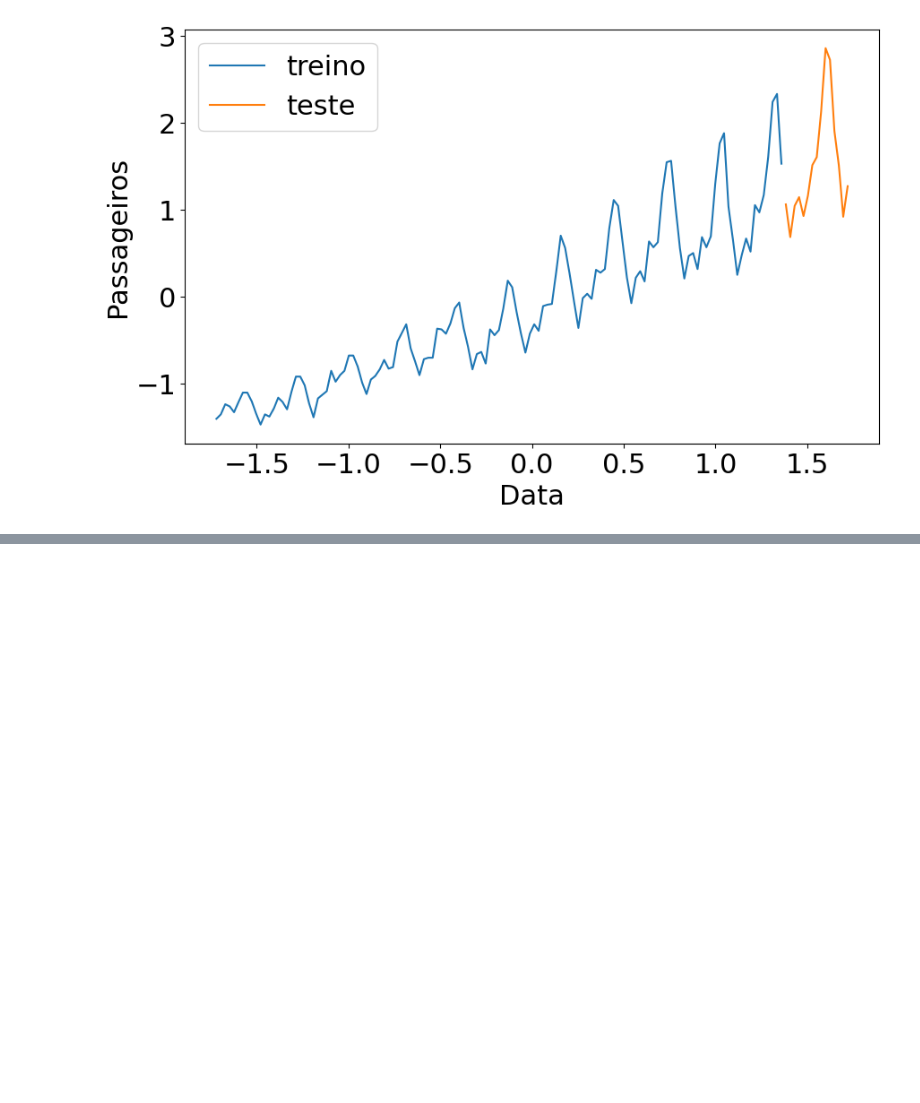
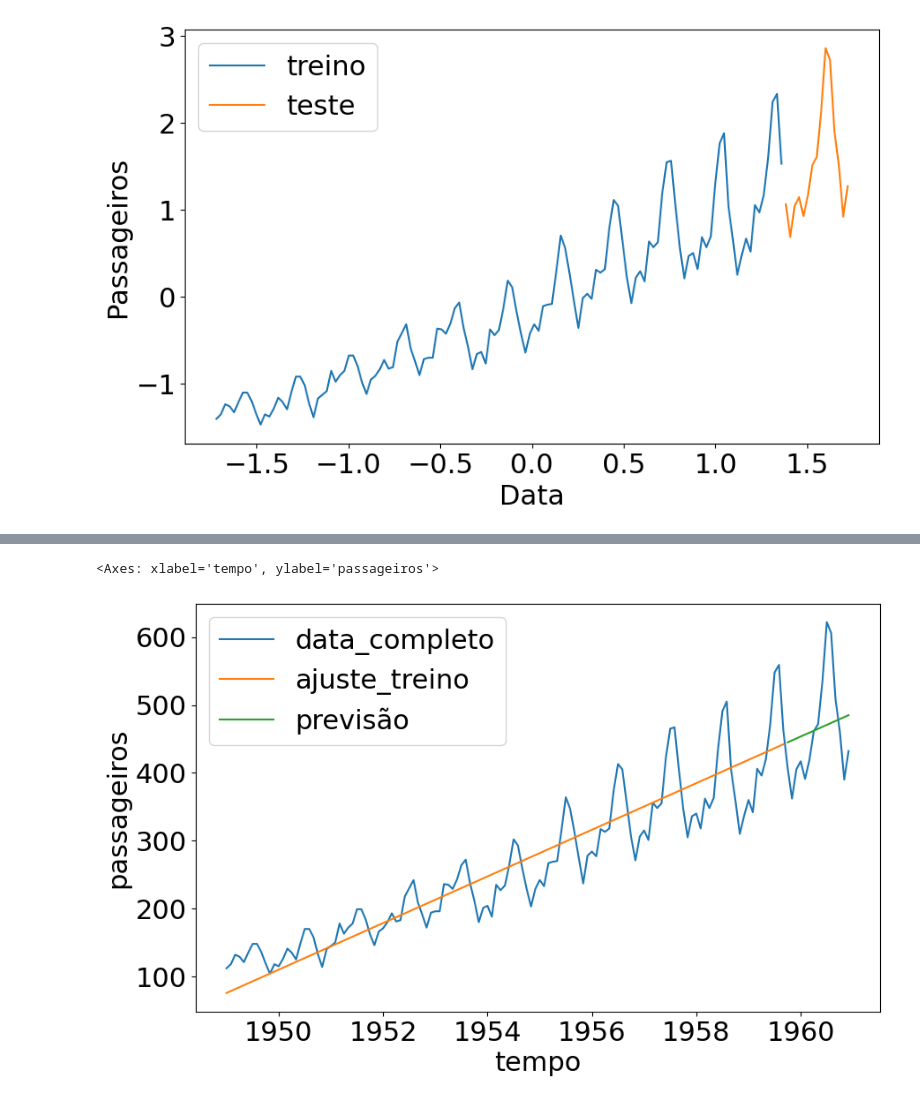
Before and after one commit to mateusopaiva/deep-learning-previsao-keras, a Jupyter notebook: Deep_Learning_previsão_com_Keras.ipynb, the cells around one changed output, grey strips where cells are left out. Drawn from its saved outputs; the diff is of its cells as text; code cells hidden in the pictures; blank space fills up the shorter version.

```diff
--- a/Deep_Learning_previsão_com_Keras.ipynb
+++ b/Deep_Learning_previsão_com_Keras.ipynb
@@ -61,0 +135,16 @@ Text(0.5, 0, 'Data')
+# %%
+d = {'tempo': x_teste, 'passageiros': y_predict_teste[:, 0]}
+resultados_teste = pd.DataFrame(data=d)
+# %%
+resultado_transf_teste = sc.inverse_transform(resultados_teste)
+# %%
+resultado_transf_teste = pd.DataFrame(resultado_transf_teste)
+# %%
+resultado_transf_teste.columns = ['tempo', 'passageiros']
+# %%
+sns.lineplot(x='tempo', y='passageiros', data=passageiros, label='data_completo')
+sns.lineplot(x='tempo', y='passageiros', data=resultado_transf, label='ajuste_treino')
+sns.lineplot(x='tempo', y='passageiros', data=resultado_transf_teste, label='previsão')
+# %% [output]
+<Axes: xlabel='tempo', ylabel='passageiros'>
+[figure, added]
```
Also changed, not shown: parts of 24 cells of this notebook.
